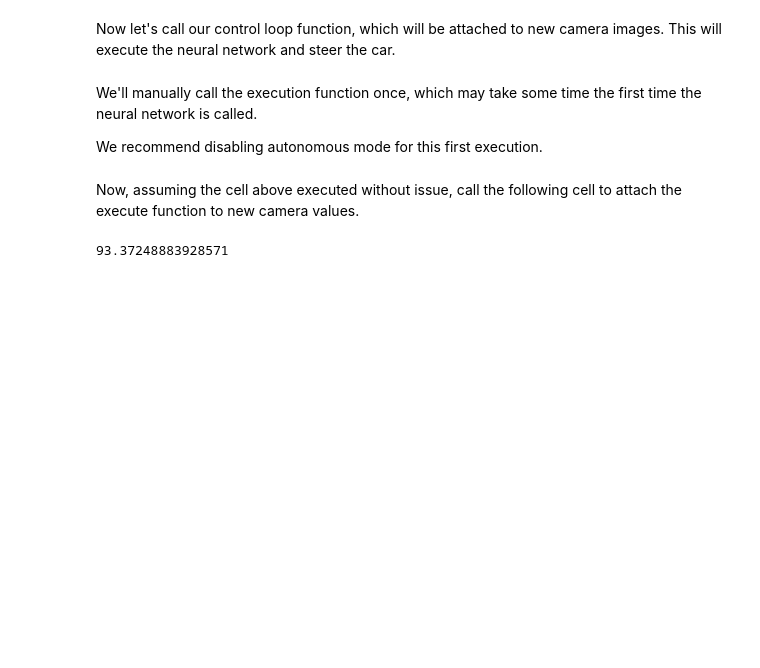
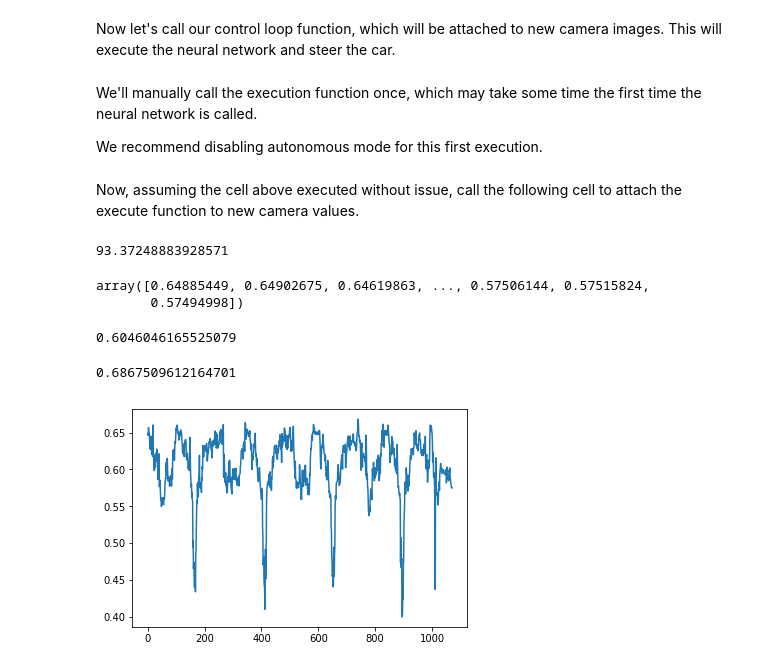
Before and after one commit to NVIDIA-AI-IOT/jetracer, a Jupyter notebook: notebooks/apex_tracking/live_demo_heatmap.ipynb, the cells around one changed output. Saved outputs shown, nothing was run; the diff lists cells and outputs as text; code cells hidden in the pictures; blank space fills up the shorter version.

```diff
--- a/notebooks/apex_tracking/live_demo_heatmap.ipynb
+++ b/notebooks/apex_tracking/live_demo_heatmap.ipynb
@@ -114,6 +135,8 @@ Now let's call our control loop function, which will be attached to new camera i
 from utils import preprocess
 import cv2
 import numpy as np
+
+log = []
 
 def execute(change):
     image = change['new']
@@ -123,9 +146,17 @@ def execute(change):
     if peak is not None:
         yint = int(peak[0] * 224)
         xint = int(peak[1] * 224)
+        y = float(1.0 - peak[0])
         x = 2.0 * (float(peak[1]) - 0.5)
         car.steering = x * steering_gain.value + steering_offset.value
         cv2.circle(image, (xint, yint), 3, (0, 255, 0), 3)
+
+        if button.value:
+            log.append(y)
+
+        car.throttle = compute_speed(y, throttle_gain.value, throttle_offset.value)
+        throttle_slider.value = car.throttle
+
     image_widget.value = bgr8_to_jpeg(image)
 # %% [markdown]
 We'll manually call the execution function once, which may take some time the first time the neural network is called.
@@ -149,0 +183,2 @@ camera.value.mean()
+# %%
+logn = np.array(log)
@@ -149,0 +196,21 @@ camera.value.mean()
+# %%
+np.clip(logn, 0.53, 0.7)
+# %% [output]
+array([0.64885449, 0.64902675, 0.64619863, ..., 0.57506144, 0.57515824,
+       0.57494998])
+# %%
+logn.mean()
+# %% [output]
+0.6046046165525079
+# %%
+compute_speed(0.62, 1.0, 0.0)
+# %% [output]
+0.6867509612164701
+# %%
+# plt.plot((logn - logn.min()) / (logn.max() - logn.min()))
+# plt.plot(logn)
+# plt.plot(np.clip(logn, 0.53, 0.66) )
+plt.plot(logn)
+plt.show()
+# %% [output]
+[figure, added]
```
Also changed, not shown: parts of 8 cells of this notebook.
